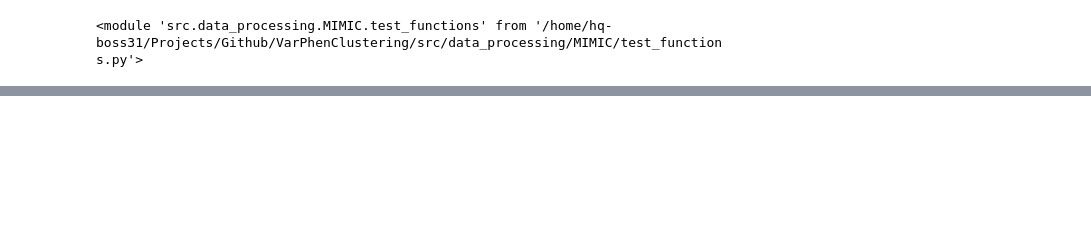
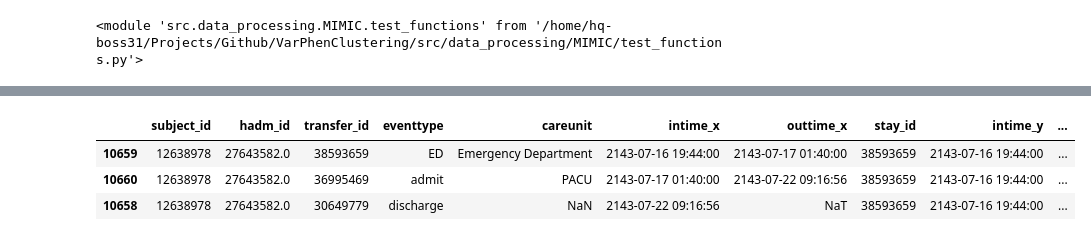
Before and after one commit to hrna-ox/VarPhenClustering, a Jupyter notebook: Developing Code.ipynb, the cells around one changed output, grey strips where cells are left out. Cells and saved outputs as stored; diff of their text form; code cells hidden in the pictures; blank space fills up the shorter version.

```diff
--- a/Developing Code.ipynb
+++ b/Developing Code.ipynb
@@ -145,0 +207,7 @@ Testing ids are complete for params ('subject_id', 'hadm_id', 'stay_id')
+# %%
+transfers_S1.query("stay_id==38593659").sort_values("intime_x")
+# %% [output]
+|  | subject_id | hadm_id | transfer_id | eventtype | careunit | intime_x | outtime_x | stay_id | intime_y | ... |
+| 10659 | 12638978 | 27643582.0 | 38593659 | ED | Emergency Department | 2143-07-16 19:44:00 | 2143-07-17 01:40:00 | 38593659 | 2143-07-16 19:44:00 | ... |
+| 10660 | 12638978 | 27643582.0 | 36995469 | admit | PACU | 2143-07-17 01:40:00 | 2143-07-22 09:16:56 | 38593659 | 2143-07-16 19:44:00 | ... |
+| 10658 | 12638978 | 27643582.0 | 30649779 | discharge | NaN | 2143-07-22 09:16:56 | NaT | 38593659 | 2143-07-16 19:44:00 | ... |
```
Also changed, not shown: parts of 10 cells of this notebook, 1 other file.
